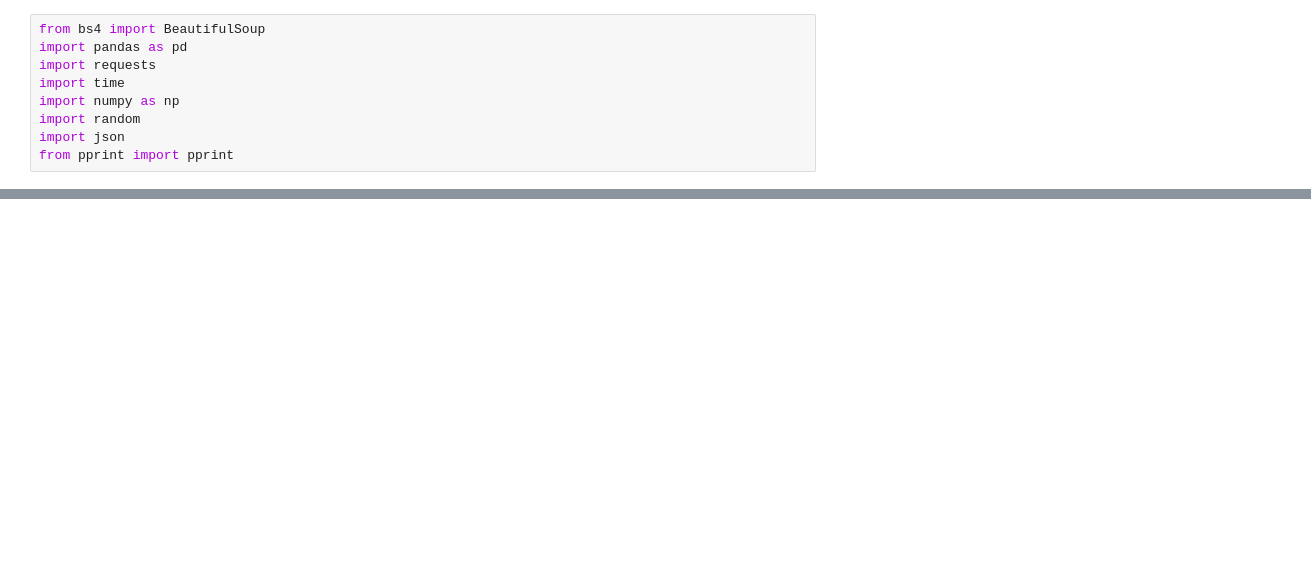
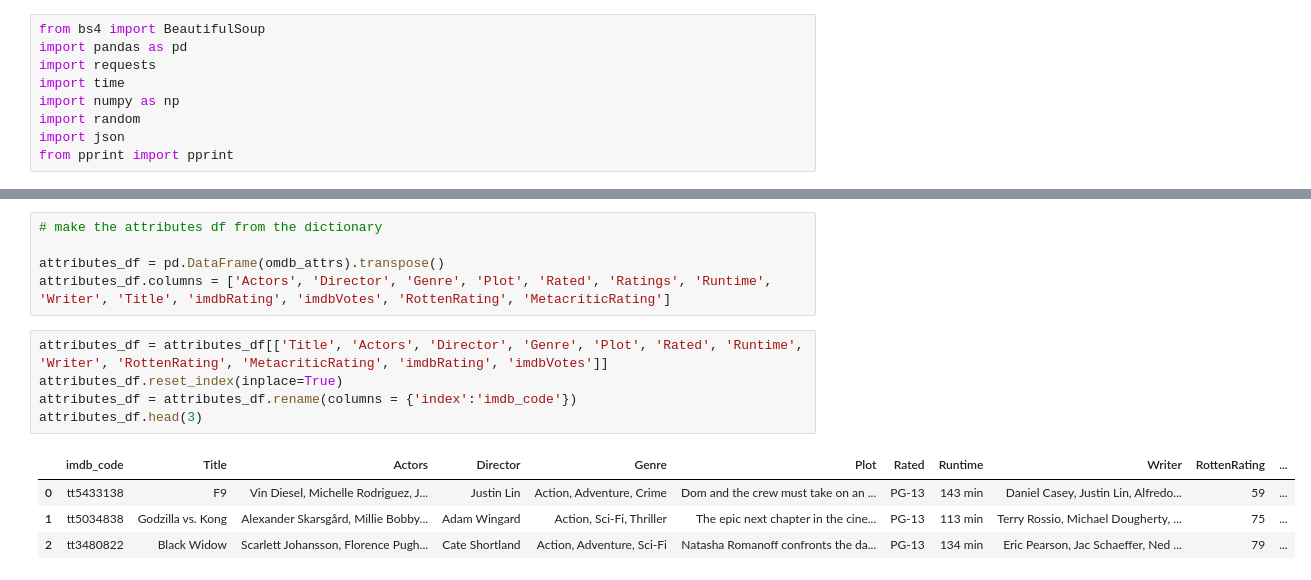
Before and after one commit to jimp93/MovieProjectTestbed, a Jupyter notebook: Testbed.ipynb, the cells around one changed output, grey strips where cells are left out. Drawn from its saved outputs; the diff is of its cells as text; blank space fills up the shorter version.

```diff
--- a/Testbed.ipynb
+++ b/Testbed.ipynb
@@ -538,0 +319,15 @@ omdb_att_df.to_csv('omdb_att_df.csv')
+# %%
+# make the attributes df from the dictionary
+
+attributes_df = pd.DataFrame(omdb_attrs).transpose()
+attributes_df.columns = ['Actors', 'Director', 'Genre', 'Plot', 'Rated', 'Ratings', 'Runtime', 'Writer', 'Title', 'imdbRating', 'imdbVotes', 'RottenRating', 'MetacriticRating']
+# %%
+attributes_df = attributes_df[['Title', 'Actors', 'Director', 'Genre', 'Plot', 'Rated', 'Runtime', 'Writer', 'RottenRating', 'MetacriticRating', 'imdbRating', 'imdbVotes']]
+attributes_df.reset_index(inplace=True)
+attributes_df = attributes_df.rename(columns = {'index':'imdb_code'})
+attributes_df.head(3)
+# %% [output]
+|  | imdb_code | Title | Actors | Director | Genre | Plot | Rated | Runtime | Writer | RottenRating | ... |
+| 0 | tt5433138 | F9 | Vin Diesel, Michelle Rodriguez, J... | Justin Lin | Action, Adventure, Crime | Dom and the crew must take on an ... | PG-13 | 143 min | Daniel Casey, Justin Lin, Alfredo... | 59 | ... |
+| 1 | tt5034838 | Godzilla vs. Kong | Alexander Skarsgård, Millie Bobby... | Adam Wingard | Action, Sci-Fi, Thriller | The epic next chapter in the cine... | PG-13 | 113 min | Terry Rossio, Michael Dougherty, ... | 75 | ... |
+| 2 | tt3480822 | Black Widow | Scarlett Johansson, Florence Pugh... | Cate Shortland | Action, Adventure, Sci-Fi | Natasha Romanoff confronts the da... | PG-13 | 134 min | Eric Pearson, Jac Schaeffer, Ned ... | 79 | ... |
```
Also changed, not shown: parts of 55 cells of this notebook, 8 other files.
